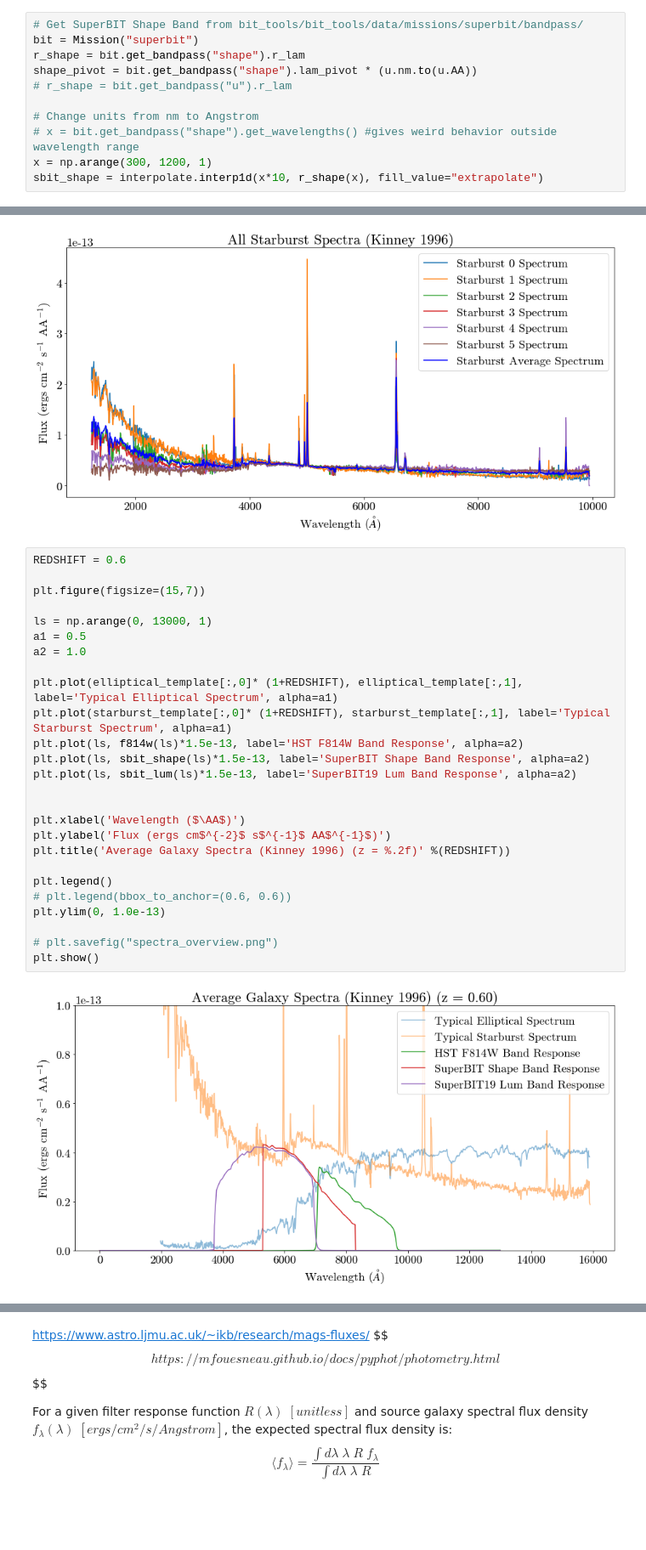
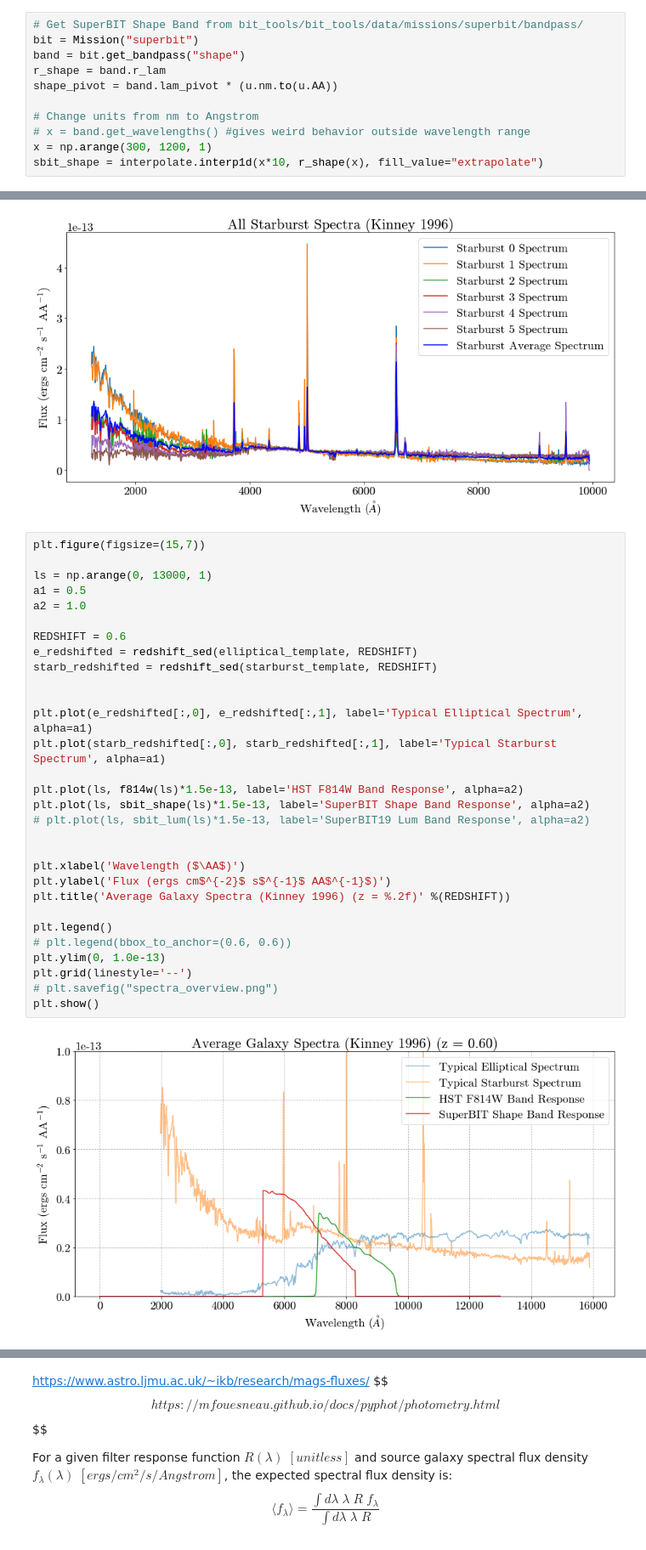
Before and after one commit to veome22/superbit_neff, a Jupyter notebook: gal_spectra_conversion_test.ipynb, the cells around one changed output, grey strips where cells are left out. Shown at 85% size. Saved outputs shown, nothing was run; the diff lists cells and outputs as text; blank space fills up the shorter version.

Commit message:
SED redshift is now calculated through the integrated flux density

```diff
--- a/gal_spectra_conversion_test.ipynb
+++ b/gal_spectra_conversion_test.ipynb
@@ -28,12 +28,12 @@ f814w = interpolate.interp1d(x*10, f814w_band_response(x), fill_value="extrapola
 # %%
 # Get SuperBIT Shape Band from bit_tools/bit_tools/data/missions/superbit/bandpass/
 bit = Mission("superbit")
-r_shape = bit.get_bandpass("shape").r_lam
-shape_pivot = bit.get_bandpass("shape").lam_pivot * (u.nm.to(u.AA))
-# r_shape = bit.get_bandpass("u").r_lam
+band = bit.get_bandpass("shape")
+r_shape = band.r_lam
+shape_pivot = band.lam_pivot * (u.nm.to(u.AA))
 
 # Change units from nm to Angstrom
-# x = bit.get_bandpass("shape").get_wavelengths() #gives weird behavior outside wavelength range
+# x = band.get_wavelengths() #gives weird behavior outside wavelength range
 x = np.arange(300, 1200, 1)
 sbit_shape = interpolate.interp1d(x*10, r_shape(x), fill_value="extrapolate")
 # %%
@@ -84,30 +139,34 @@ plt.show()
 # %% [output]
 [figure]
 # %%
-REDSHIFT = 0.6
-
 plt.figure(figsize=(15,7))
 
 ls = np.arange(0, 13000, 1)
 a1 = 0.5
 a2 = 1.0
 
-plt.plot(elliptical_template[:,0]* (1+REDSHIFT), elliptical_template[:,1], label='Typical Elliptical Spectrum', alpha=a1)
-plt.plot(starburst_template[:,0]* (1+REDSHIFT), starburst_template[:,1], label='Typical Starburst Spectrum', alpha=a1)
+REDSHIFT = 0.6
+e_redshifted = redshift_sed(elliptical_template, REDSHIFT)
+starb_redshifted = redshift_sed(starburst_template, REDSHIFT)
+
+
+plt.plot(e_redshifted[:,0], e_redshifted[:,1], label='Typical Elliptical Spectrum', alpha=a1)
+plt.plot(starb_redshifted[:,0], starb_redshifted[:,1], label='Typical Starburst Spectrum', alpha=a1)
+
 plt.plot(ls, f814w(ls)*1.5e-13, label='HST F814W Band Response', alpha=a2)
 plt.plot(ls, sbit_shape(ls)*1.5e-13, label='SuperBIT Shape Band Response', alpha=a2)
-plt.plot(ls, sbit_lum(ls)*1.5e-13, label='SuperBIT19 Lum Band Response', alpha=a2)
+# plt.plot(ls, sbit_lum(ls)*1.5e-13, label='SuperBIT19 Lum Band Response', alpha=a2)
 
 
 plt.xlabel('Wavelength ($\AA$)')
 plt.ylabel('Flux (ergs cm$^{-2}$ s$^{-1}$ AA$^{-1}$)')
 plt.title('Average Galaxy Spectra (Kinney 1996) (z = %.2f)' %(REDSHIFT))
 
 plt.legend()
 # plt.legend(bbox_to_anchor=(0.6, 0.6))
 plt.ylim(0, 1.0e-13)
-
+plt.grid(linestyle='--')
 # plt.savefig("spectra_overview.png")
 plt.show()
 # %% [output]
-[figure, old version]
+[figure, new version]
```
Also changed, not shown: parts of 6 cells of this notebook, 1 other file.
